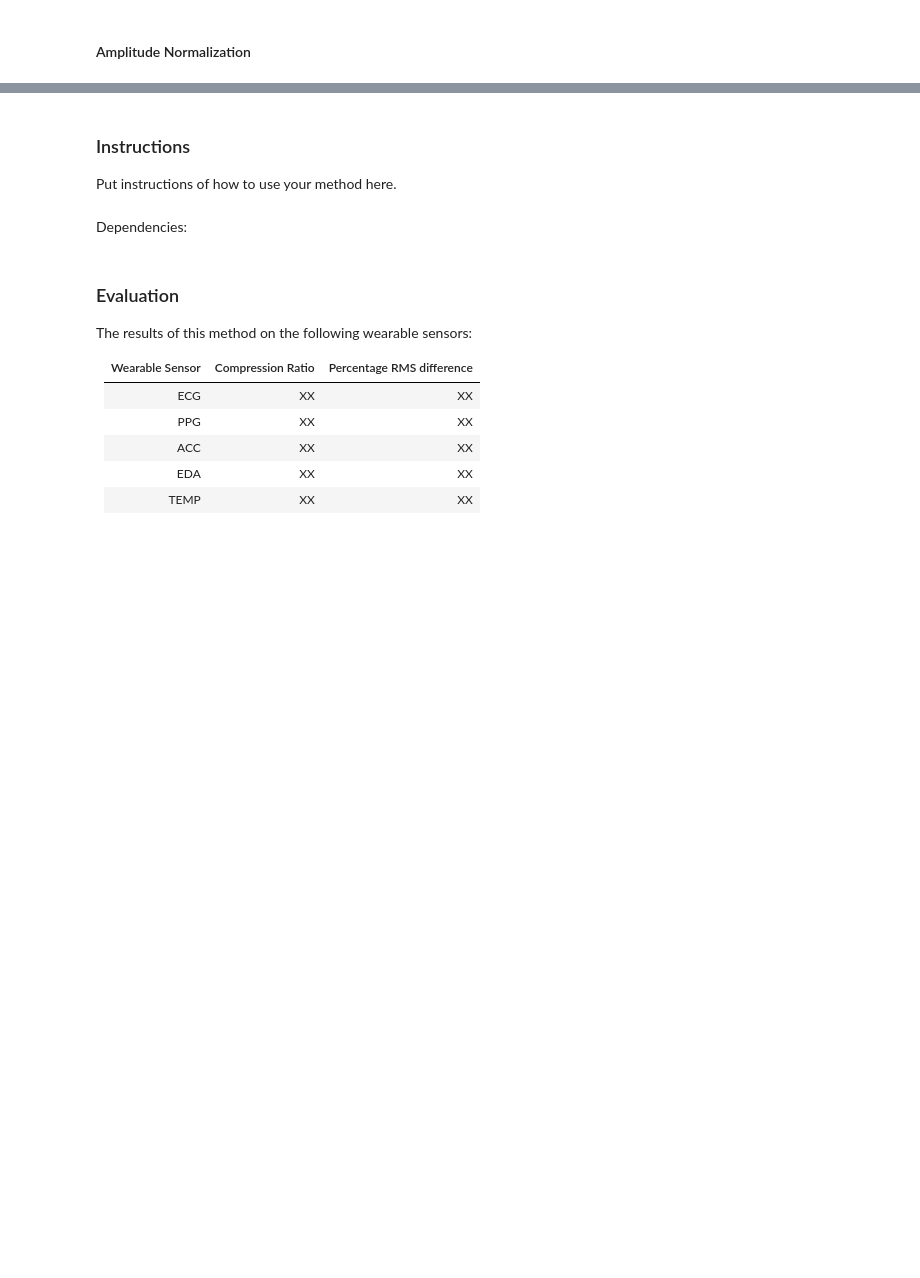
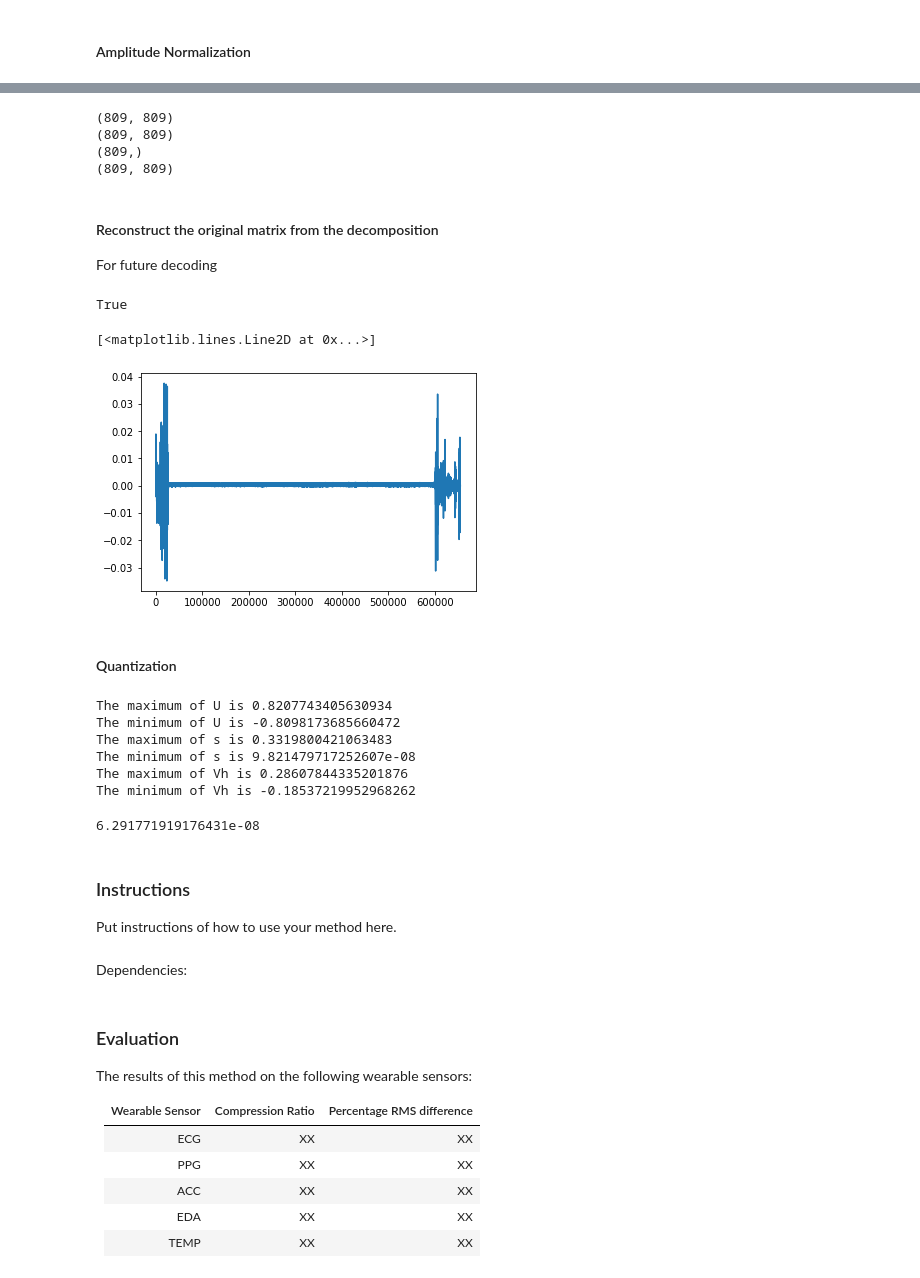
Before and after one commit to DigitalBiomarkerDiscoveryPipeline/Data-Compression-Toolbox, a Jupyter notebook: Baiying/code_m1.ipynb, the cells around one changed output, grey strips where cells are left out. Drawn from its saved outputs; the diff is of its cells as text; code cells hidden in the pictures; blank space fills up the shorter version.

```diff
--- a/Baiying/code_m1.ipynb
+++ b/Baiying/code_m1.ipynb
@@ -287,3 +291,56 @@ plt.show()
+# %%
+from scipy import linalg
+reshaped_signal = np.reshape(normalized_signal, (809,809))
+U, s, Vh = linalg.svd(reshaped_signal)
+print(reshaped_signal.shape)
+print(U.shape)
+print(s.shape)
+print(Vh.shape)
+# %% [output]
+(809, 809)
+(809, 809)
+(809,)
+(809, 809)
+# %% [markdown]
+#### Reconstruct the original matrix from the decomposition
+For future decoding
+# %%
+m = 809
+n = 809
+sigma = np.zeros((m, n))
+for i in range(min(m, n)):
+    sigma[i, i] = s[i]
+reconstructed_signal = np.dot(U, np.dot(sigma, Vh))
+reshaped_recon_signal = np.reshape(reconstructed_signal, 654481)
+np.allclose(reshaped_recon_signal, normalized_signal)
+#True means the signal could be reconstructed back to the original one
+# %% [output]
+True
+# %%
+plt.plot(normalized_signal)
+# %% [output]
+[<matplotlib.lines.Line2D at 0x...>]
+[figure, added]
+# %% [markdown]
+#### Quantization
+# %%
+print("The maximum of U is {}".format(np.max(U)))
+print("The minimum of U is {}".format(np.min(U)))
+print("The maximum of s is {}".format(np.max(s)))
+print("The minimum of s is {}".format(np.min(s)))
+print("The maximum of Vh is {}".format(np.max(Vh)))
+print("The minimum of Vh is {}".format(np.min(Vh)))
+# %% [output]
+The maximum of U is 0.8207743405630934
+The minimum of U is -0.8098173685660472
+The maximum of s is 0.3319800421063483
+The minimum of s is 9.821479717252607e-08
+The maximum of Vh is 0.28607844335201876
+The minimum of Vh is -0.18537219952968262
+# %%
+np.min(np.abs(Vh))
+# %% [output]
+6.291771919176431e-08
 # %% [markdown]
 ### Instructions
 
```
Also changed, not shown: parts of 3 cells of this notebook.
